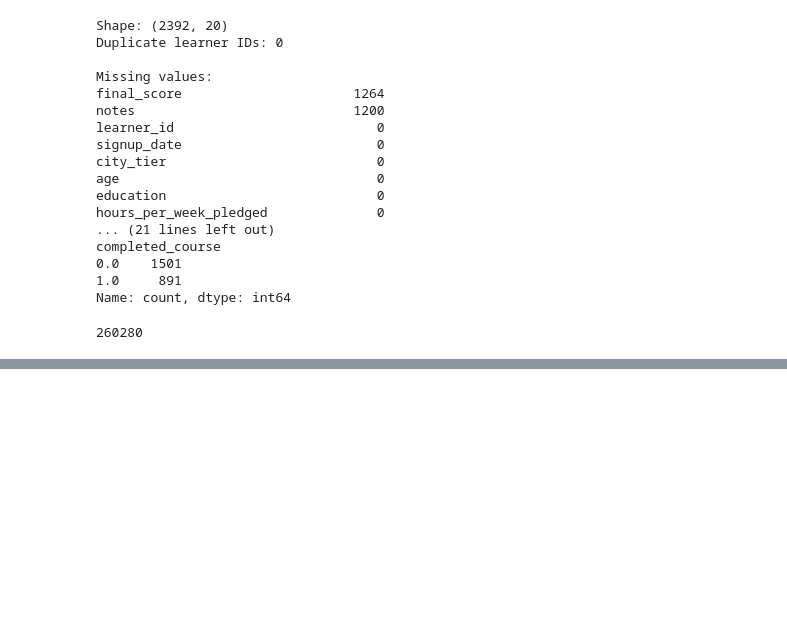
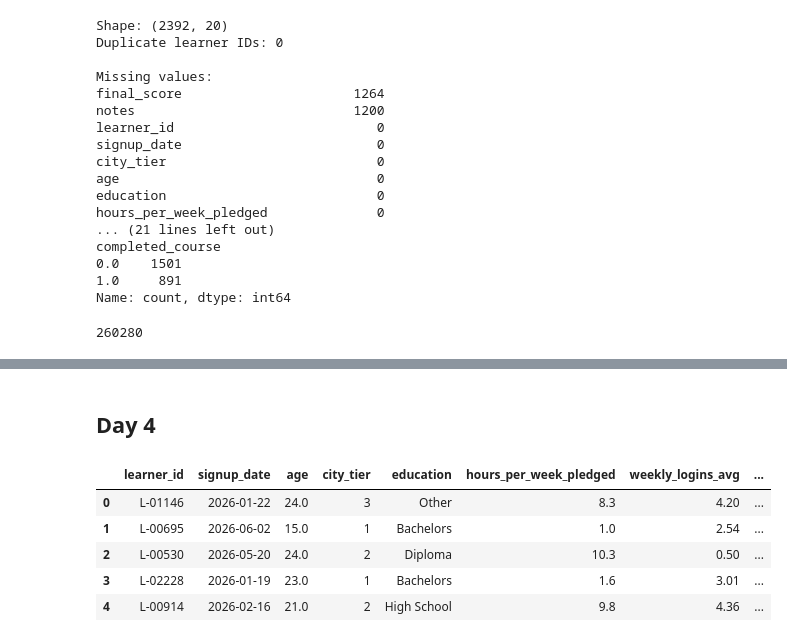
Before and after one commit to Prototype361/Course-completion-predictor, a Jupyter notebook: Notebooks/ML_Assignment.ipynb, the cells around one changed output, grey strips where cells are left out. Saved outputs shown, nothing was run; the diff lists cells and outputs as text; code cells hidden in the pictures; blank space fills up the shorter version.

```diff
--- a/Notebooks/ML_Assignment.ipynb
+++ b/Notebooks/ML_Assignment.ipynb
@@ -2061,3 +2061,18 @@ files.download("/content/cohort_train_cleaned.csv")
 # %% [output]
 [interactive output not drawn]
 [interactive output not drawn]
+# %% [markdown]
+## Day 4
+# %%
+import pandas as pd
+
+clean_df = pd.read_csv("/content/cohort_train_cleaned.csv")
+
+clean_df.head()
+# %% [output]
+|  | learner_id | signup_date | age | city_tier | education | hours_per_week_pledged | weekly_logins_avg | ... |
+| 0 | L-01146 | 2026-01-22 | 24.0 | 3 | Other | 8.3 | 4.20 | ... |
+| 1 | L-00695 | 2026-06-02 | 15.0 | 1 | Bachelors | 1.0 | 2.54 | ... |
+| 2 | L-00530 | 2026-05-20 | 24.0 | 2 | Diploma | 10.3 | 0.50 | ... |
+| 3 | L-02228 | 2026-01-19 | 23.0 | 1 | Bachelors | 1.6 | 3.01 | ... |
+| 4 | L-00914 | 2026-02-16 | 21.0 | 2 | High School | 9.8 | 4.36 | ... |
```
Also changed, not shown: parts of 24 cells of this notebook, 1 other file.
